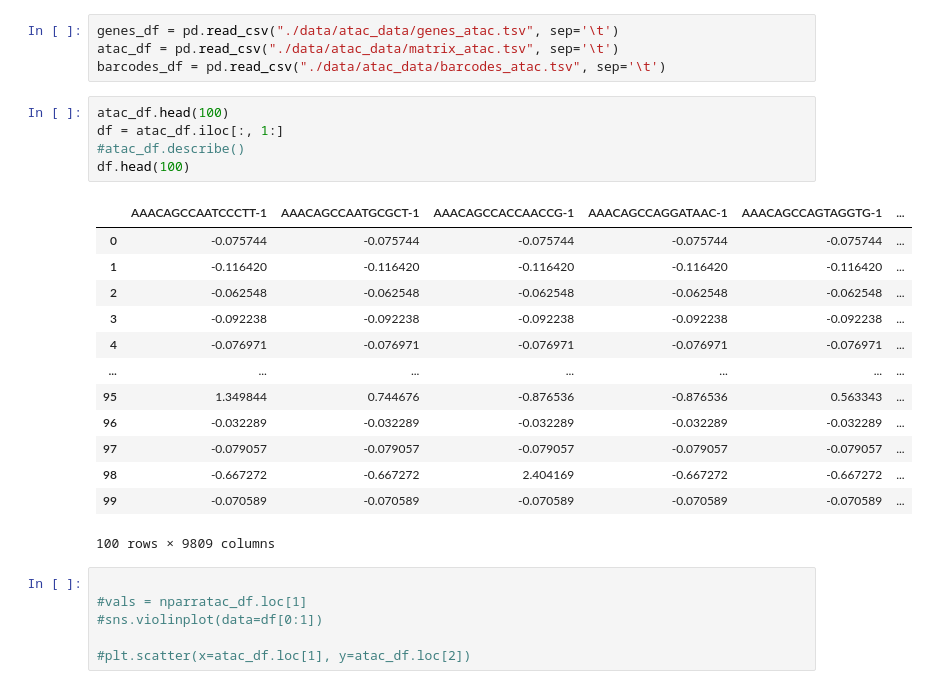
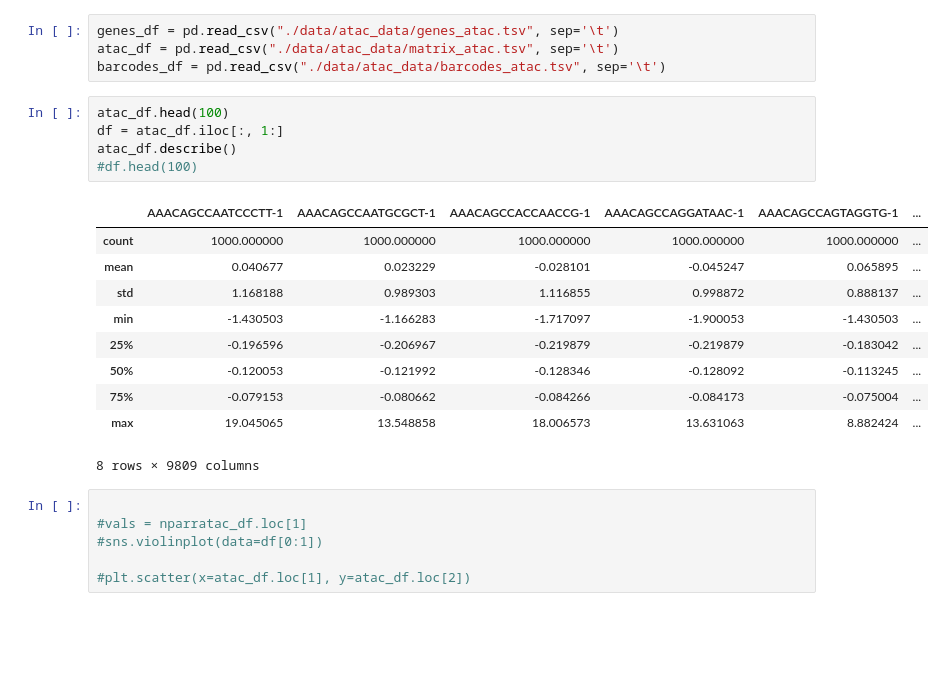
Before and after one commit to the-rich-piana/BioInfo-Notes, a Jupyter notebook: predict_cell_type.ipynb, the cells around one changed output. Cells and saved outputs as stored; diff of their text form; blank space fills up the shorter version.

```diff
--- a/predict_cell_type.ipynb
+++ b/predict_cell_type.ipynb
@@ -15,22 +15,19 @@ barcodes_df = pd.read_csv("./data/atac_data/barcodes_atac.tsv", sep='\t')
 # %%
 atac_df.head(100)
 df = atac_df.iloc[:, 1:]
-#atac_df.describe()
-df.head(100)
+atac_df.describe()
+#df.head(100)
 # %% [output]
 |  | AAACAGCCAATCCCTT-1 | AAACAGCCAATGCGCT-1 | AAACAGCCACCAACCG-1 | AAACAGCCAGGATAAC-1 | AAACAGCCAGTAGGTG-1 | ... |
-| 0 | -0.075744 | -0.075744 | -0.075744 | -0.075744 | -0.075744 | ... |
-| 1 | -0.116420 | -0.116420 | -0.116420 | -0.116420 | -0.116420 | ... |
-| 2 | -0.062548 | -0.062548 | -0.062548 | -0.062548 | -0.062548 | ... |
-| 3 | -0.092238 | -0.092238 | -0.092238 | -0.092238 | -0.092238 | ... |
-| 4 | -0.076971 | -0.076971 | -0.076971 | -0.076971 | -0.076971 | ... |
-| ... | ... | ... | ... | ... | ... | ... |
-| 95 | 1.349844 | 0.744676 | -0.876536 | -0.876536 | 0.563343 | ... |
-| 96 | -0.032289 | -0.032289 | -0.032289 | -0.032289 | -0.032289 | ... |
-| 97 | -0.079057 | -0.079057 | -0.079057 | -0.079057 | -0.079057 | ... |
-| 98 | -0.667272 | -0.667272 | 2.404169 | -0.667272 | -0.667272 | ... |
-| 99 | -0.070589 | -0.070589 | -0.070589 | -0.070589 | -0.070589 | ... |
+| count | 1000.000000 | 1000.000000 | 1000.000000 | 1000.000000 | 1000.000000 | ... |
+| mean | 0.040677 | 0.023229 | -0.028101 | -0.045247 | 0.065895 | ... |
+| std | 1.168188 | 0.989303 | 1.116855 | 0.998872 | 0.888137 | ... |
+| min | -1.430503 | -1.166283 | -1.717097 | -1.900053 | -1.430503 | ... |
+| 25% | -0.196596 | -0.206967 | -0.219879 | -0.219879 | -0.183042 | ... |
+| 50% | -0.120053 | -0.121992 | -0.128346 | -0.128092 | -0.113245 | ... |
+| 75% | -0.079153 | -0.080662 | -0.084266 | -0.084173 | -0.075004 | ... |
+| max | 19.045065 | 13.548858 | 18.006573 | 13.631063 | 8.882424 | ... |
-100 rows × 9809 columns
+8 rows × 9809 columns
 # %%
 
 #vals = nparratac_df.loc[1]
```
Also changed, not shown: parts of 3 cells of this notebook.
